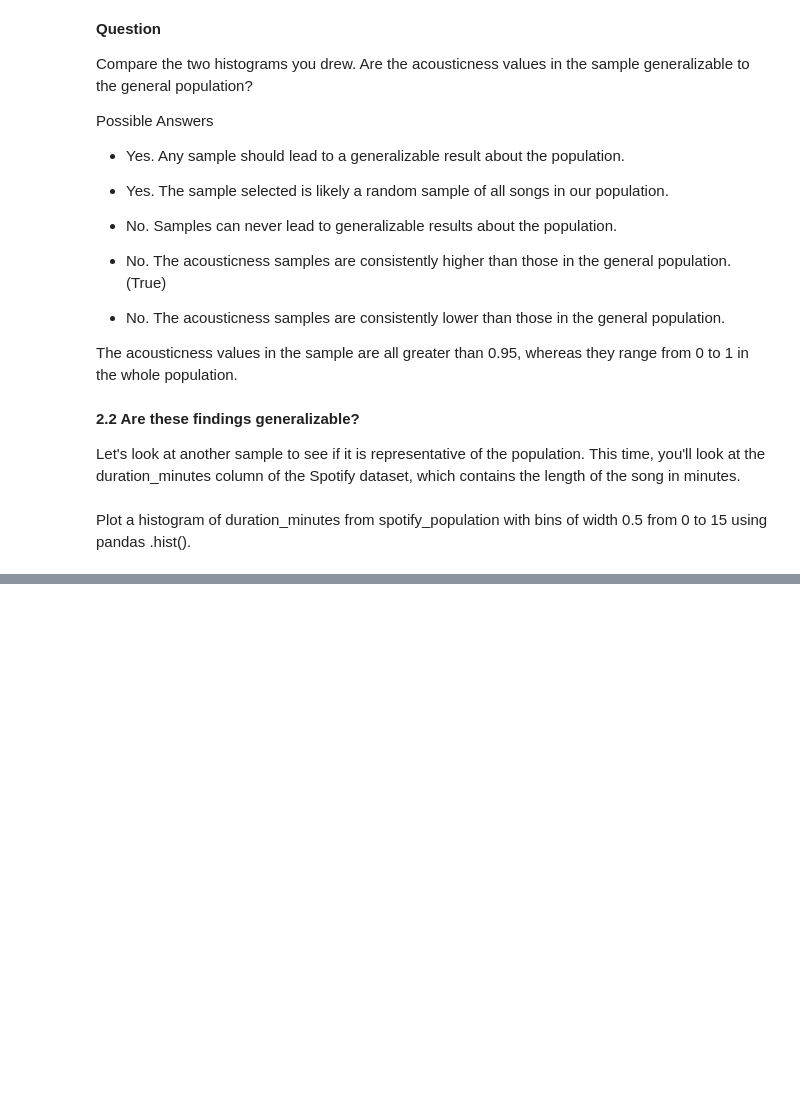
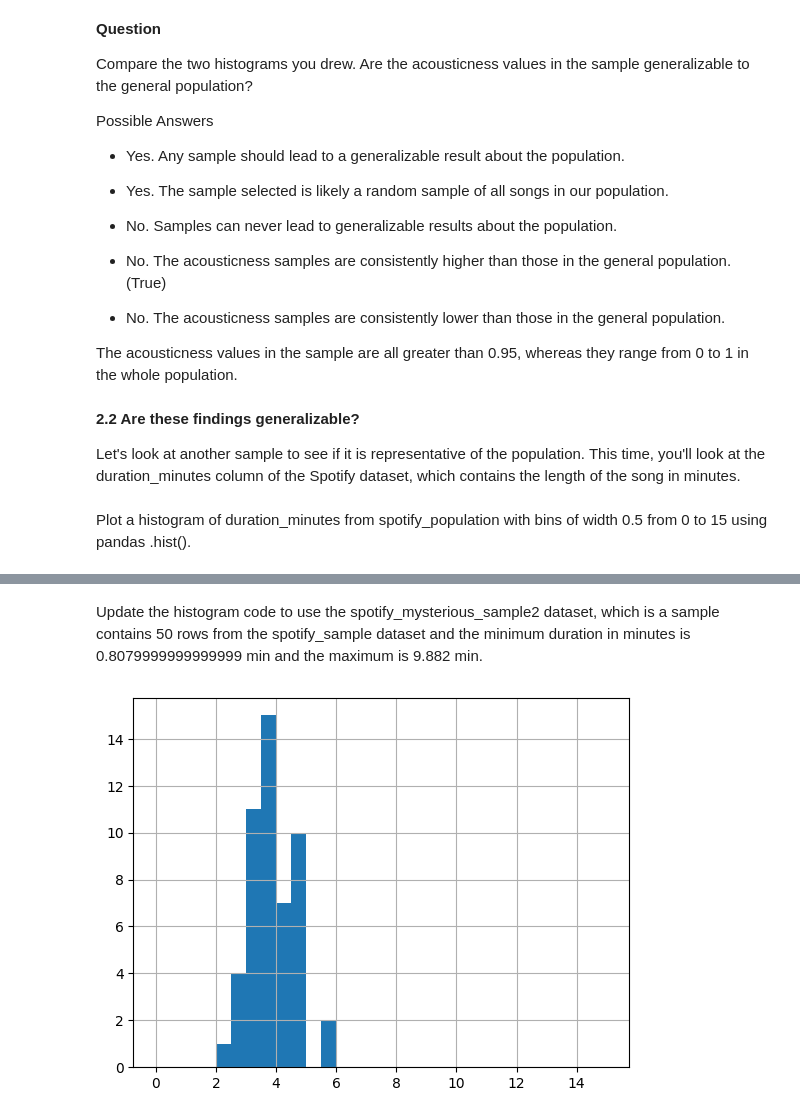
Before and after one commit to yazanhannun/Sampling-in-Python, a Jupyter notebook: 1_ Introduction to Sampling.ipynb, the cells around one changed output, grey strips where cells are left out. Drawn from its saved outputs; the diff is of its cells as text; code cells hidden in the pictures; blank space fills up the shorter version.

```diff
--- a/1_ Introduction to Sampling.ipynb
+++ b/1_ Introduction to Sampling.ipynb
@@ -149,0 +150,10 @@ plt.show()
+# %% [markdown]
+Update the histogram code to use the spotify_mysterious_sample2 dataset, which is a sample contains 50 rows from the
+spotify_sample dataset and the minimum duration in minutes is 0.8079999999999999 min and the maximum is 9.882 min.
+# %%
+# Update the histogram to use spotify_mysterious_sample2
+spotify_mysterious_sample2 = spotify_population[spotify_population['duration_minutes'] >=0.8079999999999999].sample(n=50)
+spotify_mysterious_sample2['duration_minutes'].hist(bins=np.arange(0, 15.5, 0.5))
+plt.show()
+# %% [output]
+[figure, added]
```
Also changed, not shown: parts of 3 cells of this notebook.
